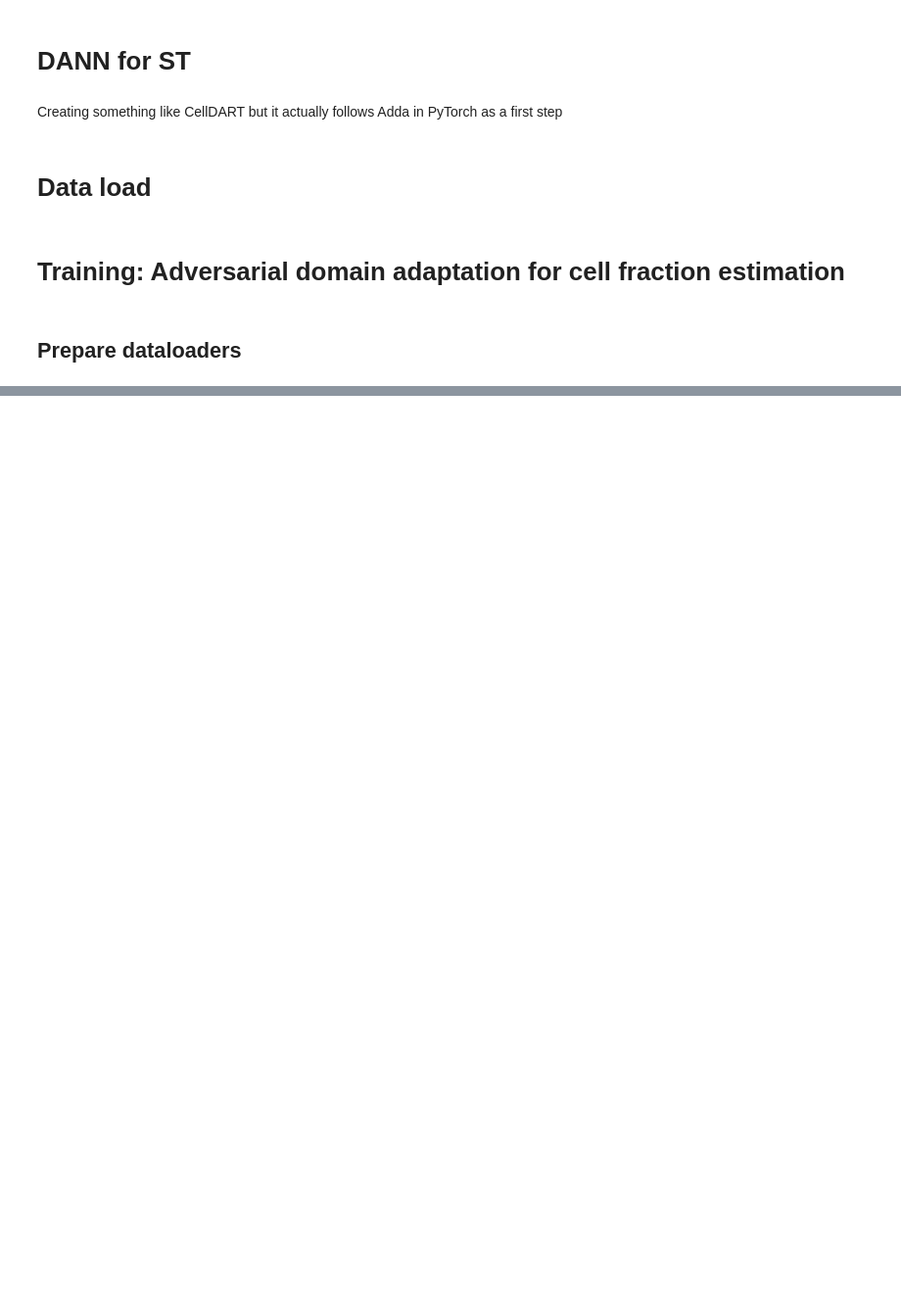
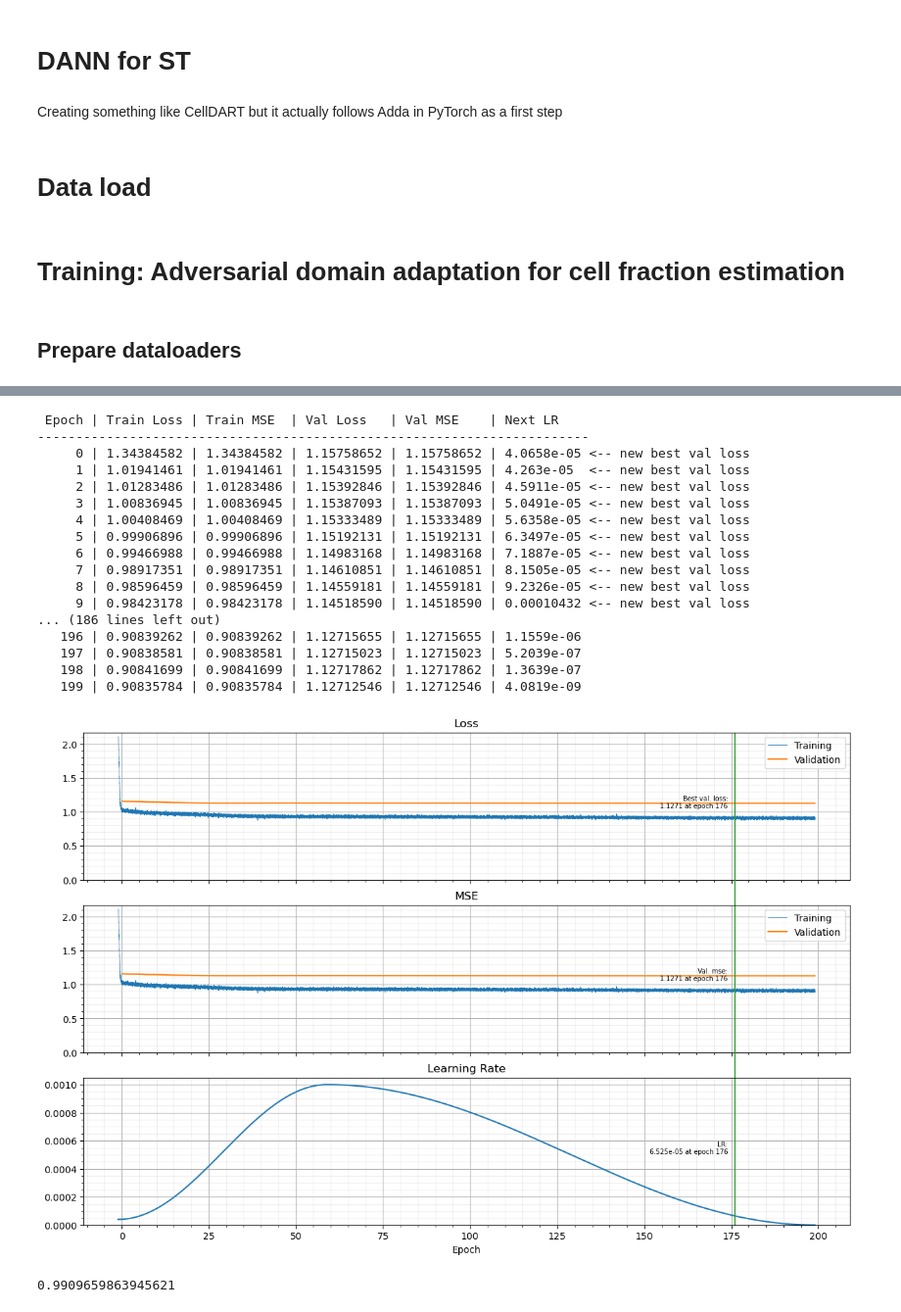
Before and after one commit to williamrobotma/AGrEDA, a Jupyter notebook: autoenc_allgenes.ipynb, the cells around one changed output, grey strips where cells are left out. Shown at 98% size. Drawn from its saved outputs; the diff is of its cells as text; code cells hidden in the pictures; blank space fills up the shorter version.

Commit message:
fixed some bugs in new pipeline, did additional refactoring, rejigged / reran models

```diff
--- a/autoenc_allgenes.ipynb
+++ b/autoenc_allgenes.ipynb
@@ -34,7 +35,7 @@ from src.utils.data_loading import load_spatial, load_sc, get_selected_dir
 # datetime object containing current date and time
 script_start_time = datetime.datetime.now().strftime("%Y-%m-%d_%Hh%Mm%S")
 # %%
-device = torch.device("cuda:1" if torch.cuda.is_available() else "cpu")
+device = torch.device("cuda:2" if torch.cuda.is_available() else "cpu")
 if device == "cpu":
     warnings.warn("Using CPU", stacklevel=2)
 # %%
@@ -227,18 +226,0 @@ def plot_iters(nested_list, startpoint=False, endpoint=True, ax=None, **kwargs):
-# %%
-# Model Initialization
-model = AutoEncoder(inp_dim=sc_mix_d["train"].shape[1], **autoencoder_kwargs)
-model = model.to(device)
-model.apply(initialize_weights)
-print(model)
-
-
-# Using an Adam Optimizer with lr = 0.1
-optimizer = torch.optim.AdamW(model.parameters(), **adamw_kwargs)
-
-
-scheduler = torch.optim.lr_scheduler.OneCycleLR(
-    optimizer,
-    max_lr=INITIAL_TRAIN_LR,
-    steps_per_epoch=len(dataloader_source_train),
-    epochs=INITIAL_TRAIN_EPOCHS,
-)
@@ -550,0 +542,26 @@ plt.show(block=False)
+# %%
+# Model Initialization
+model = AutoEncoder(inp_dim=sc_mix_d["train"].shape[1], **autoencoder_kwargs)
+model = model.to(device)
+model.apply(initialize_weights)
+print(model)
+
+
+# Using an Adam Optimizer with lr = 0.1
+
+results_history_out = train(
+    model,
+    model_folder,
+    dataloader_source_train,
+    dataloader_source_val,
+    epochs=INITIAL_TRAIN_EPOCHS,
+    **adamw_kwargs
+)
+
+best_checkpoint = torch.load(os.path.join(model_folder, f"final_model.pth"))
+best_epoch = best_checkpoint["epoch"]
+
+train_history_running = results_history_out["train"]["running"]
+val_history = results_history_out["val"]["avg"]
+plot_results(train_history_running, val_history, best_epoch, save_folder=model_folder)
+# %% [output]
@@ -551,3 +585,21 @@ plt.show(block=False)
+ Epoch | Train Loss | Train MSE  | Val Loss   | Val MSE    | Next LR
+------------------------------------------------------------------------
+     0 | 1.34384582 | 1.34384582 | 1.15758652 | 1.15758652 | 4.0658e-05 <-- new best val loss
+     1 | 1.01941461 | 1.01941461 | 1.15431595 | 1.15431595 | 4.263e-05  <-- new best val loss
+     2 | 1.01283486 | 1.01283486 | 1.15392846 | 1.15392846 | 4.5911e-05 <-- new best val loss
+     3 | 1.00836945 | 1.00836945 | 1.15387093 | 1.15387093 | 5.0491e-05 <-- new best val loss
+     4 | 1.00408469 | 1.00408469 | 1.15333489 | 1.15333489 | 5.6358e-05 <-- new best val loss
+     5 | 0.99906896 | 0.99906896 | 1.15192131 | 1.15192131 | 6.3497e-05 <-- new best val loss
+     6 | 0.99466988 | 0.99466988 | 1.14983168 | 1.14983168 | 7.1887e-05 <-- new best val loss
+     7 | 0.98917351 | 0.98917351 | 1.14610851 | 1.14610851 | 8.1505e-05 <-- new best val loss
+     8 | 0.98596459 | 0.98596459 | 1.14559181 | 1.14559181 | 9.2326e-05 <-- new best val loss
+     9 | 0.98423178 | 0.98423178 | 1.14518590 | 1.14518590 | 0.00010432 <-- new best val loss
+... (186 lines left out)
+   196 | 0.90839262 | 0.90839262 | 1.12715655 | 1.12715655 | 1.1559e-06
+   197 | 0.90838581 | 0.90838581 | 1.12715023 | 1.12715023 | 5.2039e-07
+   198 | 0.90841699 | 0.90841699 | 1.12717862 | 1.12717862 | 1.3639e-07
+   199 | 0.90835784 | 0.90835784 | 1.12712546 | 1.12712546 | 4.0819e-09
+[figure, added]
 # %%
 model = best_checkpoint["model"]
 model.to(device)
@@ -556,4 +608,8 @@ with torch.no_grad():
     avg_results_train, running_results_train = run_epoch(dataloader_source_train, model)
     avg_results_val, running_results_val = run_epoch(dataloader_source_val, model)
     avg_results_test, running_results_test = run_epoch(dataloader_source_test, model)
+# %%
+(np.std(sc_mix_d["train"], axis=0) ** 2).mean()
+# %% [output]
+0.9909659863945621
 # %%
```
Also changed, not shown: parts of 10 cells of this notebook, 8 other files.
